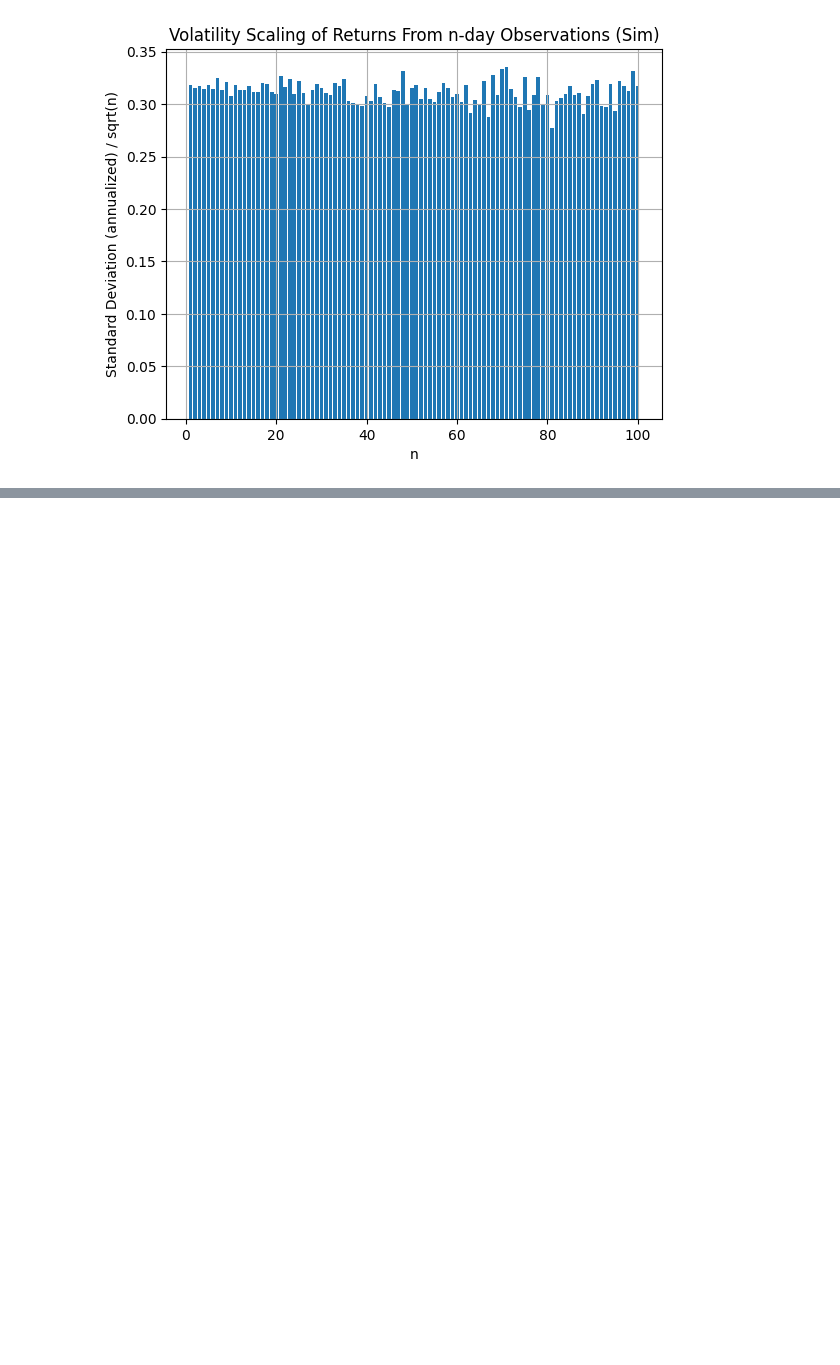
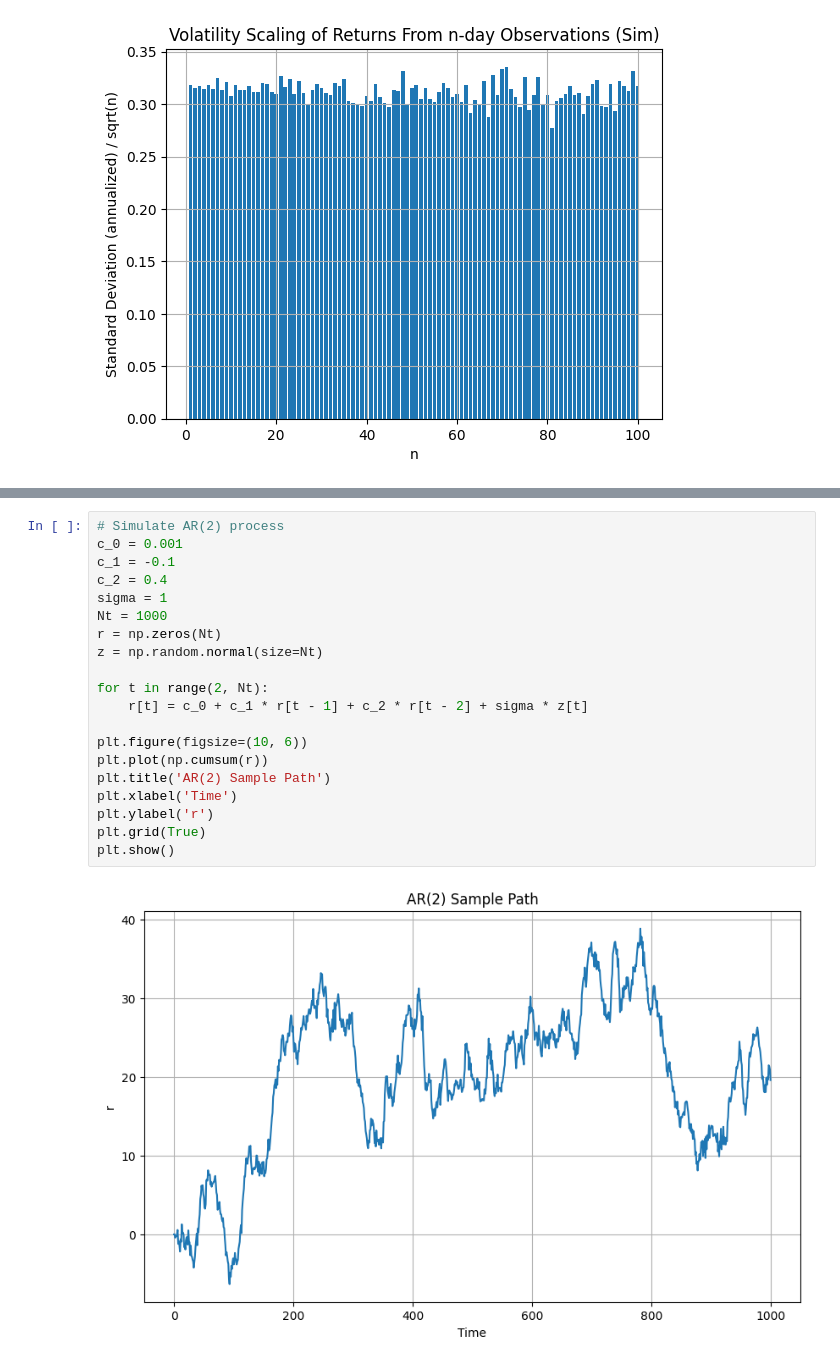
Before and after one commit to ichsanulamal/notes, a Jupyter notebook: finance/Foundations of Modern Finance I/demos.ipynb, the cells around one changed output, grey strips where cells are left out. Cells and saved outputs as stored; diff of their text form; blank space fills up the shorter version.

```diff
--- a/finance/Foundations of Modern Finance I/demos.ipynb
+++ b/finance/Foundations of Modern Finance I/demos.ipynb
@@ -286,0 +322,22 @@ plt.show()
+# %%
+# Simulate AR(2) process
+c_0 = 0.001
+c_1 = -0.1
+c_2 = 0.4
+sigma = 1
+Nt = 1000
+r = np.zeros(Nt)
+z = np.random.normal(size=Nt)
+
+for t in range(2, Nt):
+    r[t] = c_0 + c_1 * r[t - 1] + c_2 * r[t - 2] + sigma * z[t]
+
+plt.figure(figsize=(10, 6))
+plt.plot(np.cumsum(r))
+plt.title('AR(2) Sample Path')
+plt.xlabel('Time')
+plt.ylabel('r')
+plt.grid(True)
+plt.show()
+# %% [output]
+[figure, added]
```
Also changed, not shown: parts of 15 cells of this notebook, 1 other file.
